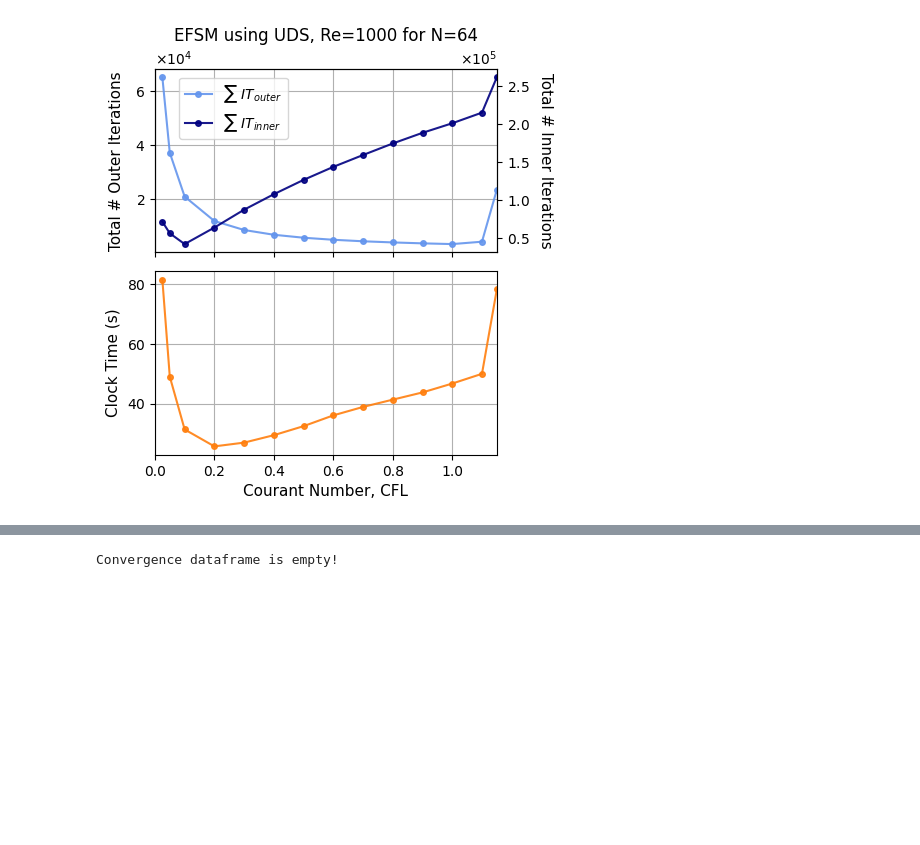
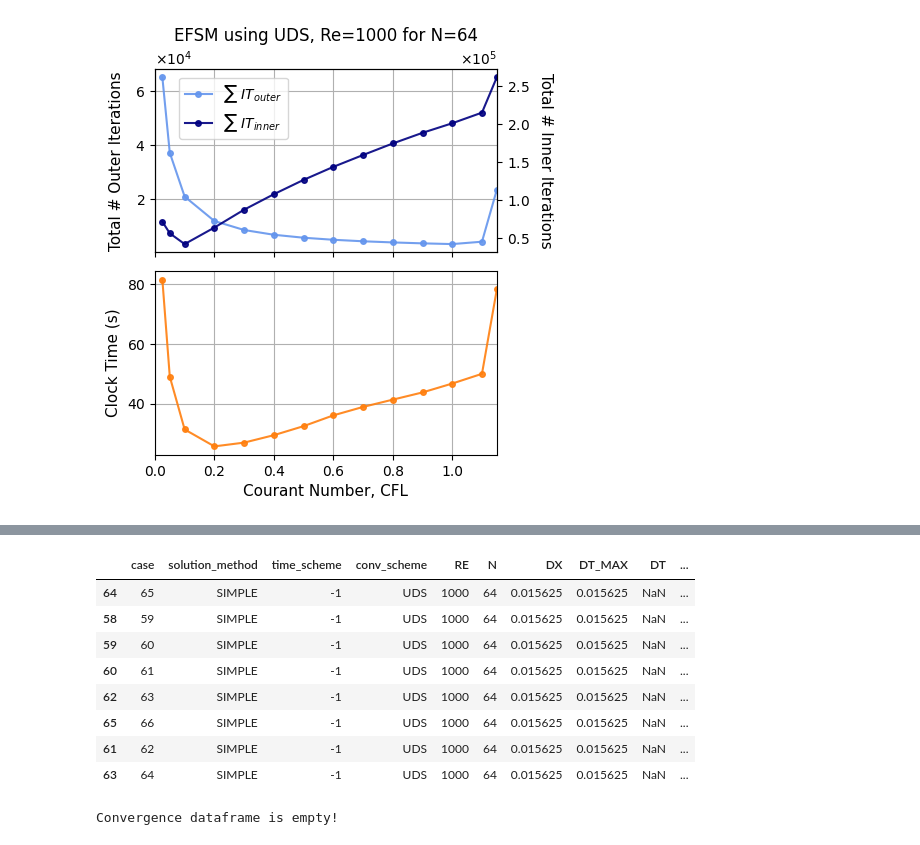
Before and after one commit to annashens/ME663-project, a Jupyter notebook: postprocess/6b_cfl_cleaned.ipynb, the cells around one changed output, grey strips where cells are left out. Cells and saved outputs as stored; diff of their text form; code cells hidden in the pictures; blank space fills up the shorter version.

```diff
--- a/postprocess/6b_cfl_cleaned.ipynb
+++ b/postprocess/6b_cfl_cleaned.ipynb
@@ -123 +153,13 @@ simple_group=CaseManager([59,60,61,62,63, 64,65,66], solution_method="SIMPLE", N
+# %%
+case_df_slice
+# %% [output]
+|  | case | solution_method | time_scheme | conv_scheme | RE | N | DX | DT_MAX | DT | ... |
+| 64 | 65 | SIMPLE | -1 | UDS | 1000 | 64 | 0.015625 | 0.015625 | NaN | ... |
+| 58 | 59 | SIMPLE | -1 | UDS | 1000 | 64 | 0.015625 | 0.015625 | NaN | ... |
+| 59 | 60 | SIMPLE | -1 | UDS | 1000 | 64 | 0.015625 | 0.015625 | NaN | ... |
+| 60 | 61 | SIMPLE | -1 | UDS | 1000 | 64 | 0.015625 | 0.015625 | NaN | ... |
+| 62 | 63 | SIMPLE | -1 | UDS | 1000 | 64 | 0.015625 | 0.015625 | NaN | ... |
+| 65 | 66 | SIMPLE | -1 | UDS | 1000 | 64 | 0.015625 | 0.015625 | NaN | ... |
+| 61 | 62 | SIMPLE | -1 | UDS | 1000 | 64 | 0.015625 | 0.015625 | NaN | ... |
+| 63 | 64 | SIMPLE | -1 | UDS | 1000 | 64 | 0.015625 | 0.015625 | NaN | ... |
 # %%
```
Also changed, not shown: parts of 4 cells of this notebook, 45 other files.
